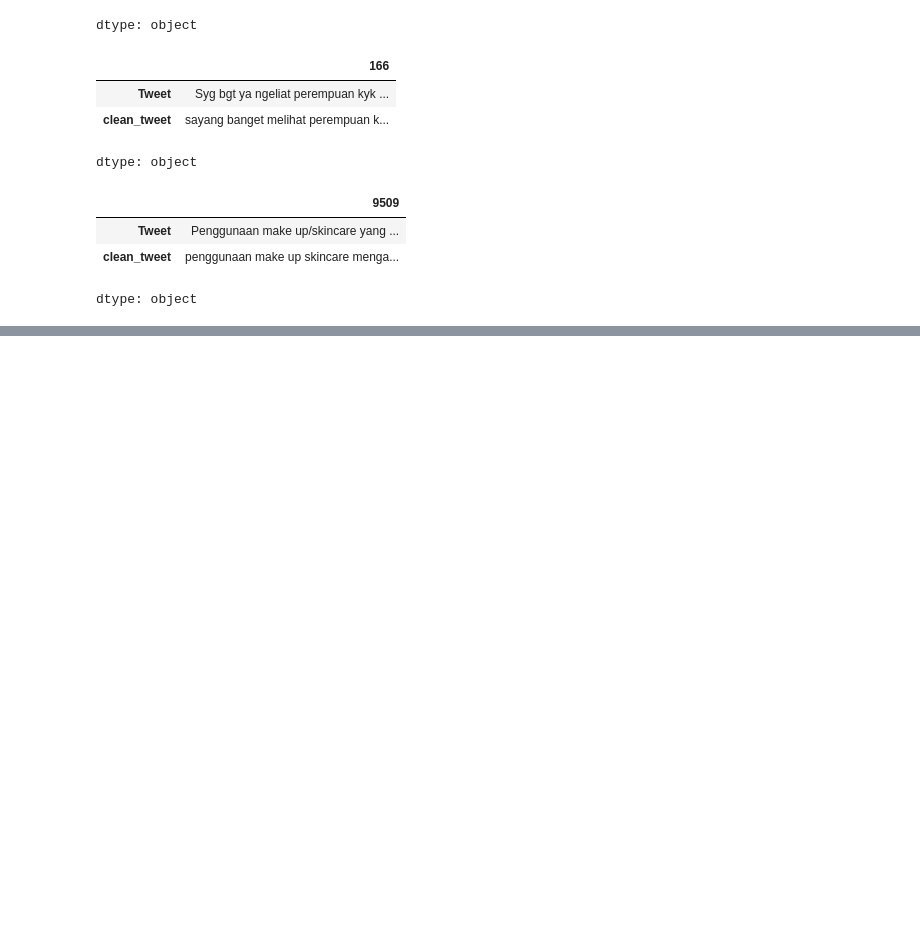
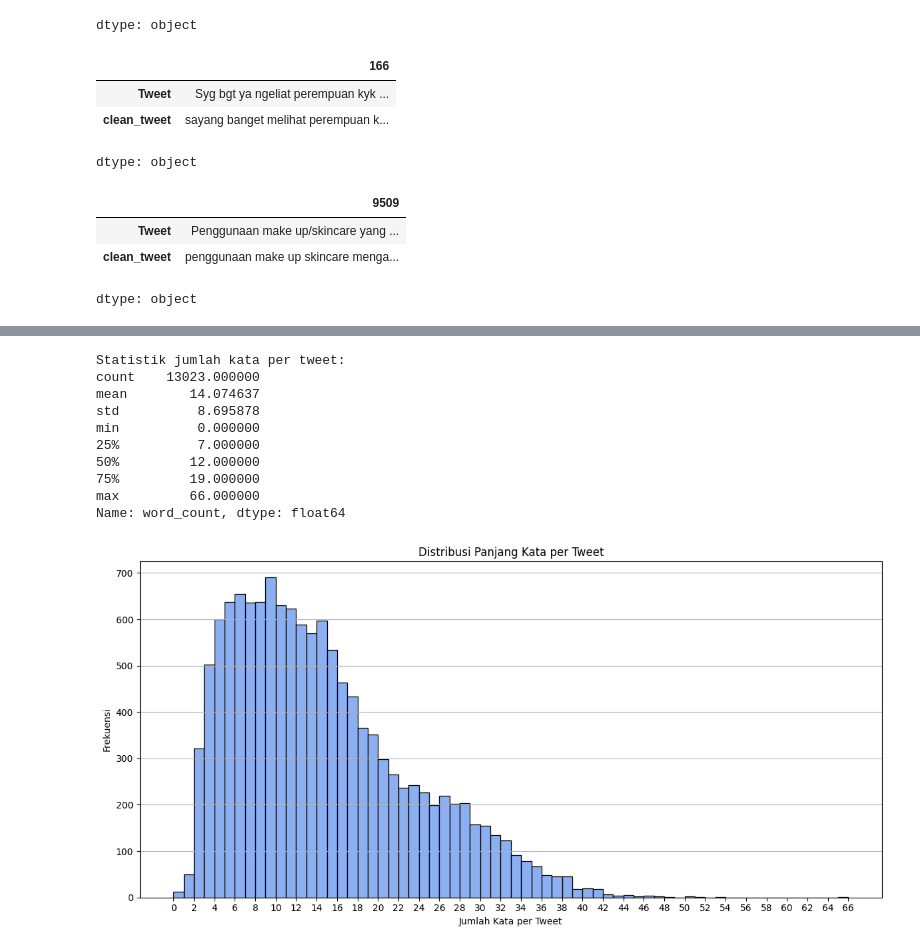
Before and after one commit to TugasAkhir-HateSpeechDetection/HateSpeechDetection-ML, a Jupyter notebook: HateSpeech_Preprocessing.ipynb, the cells around one changed output, grey strips where cells are left out. Drawn from its saved outputs; the diff is of its cells as text; code cells hidden in the pictures; blank space fills up the shorter version.

```diff
--- a/HateSpeech_Preprocessing.ipynb
+++ b/HateSpeech_Preprocessing.ipynb
@@ -104,10 +140,6 @@ def standarize_text(text):
     new_words = [kamus_dict.get(word, word) for word in words]
     return ' '.join(new_words)
 # %%
-import pandas as pd
-import re
-import os
-
 # Fungsi preprocessing
 def preprocess_text(text):
     if pd.isnull(text):
@@ -122,9 +154,6 @@ def preprocess_text(text):
     # Case folding
     text = text.lower()
 
-    # Number Removal
-    text = re.sub(r'\b\d+\b', '', text)
-
     # Emoji Encodings Removal
     text = re.sub(r'(\\x[0-9a-fA-F]{2})+', '', text)
 
@@ -135,10 +164,7 @@ def preprocess_text(text):
     text = re.sub(r'\\n', ' ', text)
 
     # Punctuation Removal
-    text = re.sub(r'(?<=\w)[!"$%&\'()*+,\-./:;<=>?@\[\\\]^{|}~](?=\w)', ' ', text)
-
-    # Punctuations Removal 2
-    text = re.sub(r'[!"$%&\'()*+,\-./:;<=>?@\[\\\]^{|}~_]', '', text)
+    text = re.sub(r'[!"$%&\'()*+,\-./:;<=>?@\[\\\]^{|}~_#]', ' ', text)
 
     # Standarization
     text = standarize_text(text)
@@ -146,9 +172,15 @@ def preprocess_text(text):
     # Stopword Removal
     text = stopword_remover.remove(text)
 
+    # Number Removal
+    text = re.sub(r'\b\d+\b', '', text)
+
     # One Word Removal
     text = re.sub(r'\b[a-zA-Z]\b', '', text)
 
+    # Multiple Space Removal
+    text = re.sub(r'\s+', ' ', text).strip()
+
     return text
 # %%
 data['clean_tweet'] = data['Tweet'].apply(preprocess_text)
@@ -225,3 +259,36 @@ preprocessed_data.head()
 | 2 | kadang aku berpikir aku tetap per... | 0 | 0 | 0 | 0 | 0 | 0 | 0 | 0 | ... |
 | 3 | aku aku ku tau matamu sipit dilih... | 0 | 0 | 0 | 0 | 0 | 0 | 0 | 0 | ... |
 | 4 | kaum cebong kafir kelihatan dongo... | 1 | 1 | 0 | 1 | 1 | 0 | 0 | 0 | ... |
+# %%
+# Hitung jumlah kata per tweet
+preprocessed_data['word_count'] = preprocessed_data['Tweet'].apply(lambda x: len(str(x).split()))
+
+# Statistik deskriptif
+print("Statistik jumlah kata per tweet:")
+print(preprocessed_data['word_count'].describe())
+
+# Ambil nilai maksimum word count untuk penyesuaian xticks
+max_word_count = preprocessed_data['word_count'].max()
+
+# Visualisasi dengan xticks yang lebih rapat
+plt.figure(figsize=(12, 6))
+sns.histplot(preprocessed_data['word_count'], bins=range(0, max_word_count + 1), kde=False, color='cornflowerblue')
+plt.title('Distribusi Panjang Kata per Tweet')
+plt.xlabel('Jumlah Kata per Tweet')
+plt.ylabel('Frekuensi')
+plt.xticks(np.arange(0, max_word_count + 1, step=2))  # Tampilkan tiap 2 kata, bisa diganti jadi 1 untuk lebih detail
+plt.grid(axis='y')
+plt.tight_layout()
+plt.show()
+# %% [output]
+Statistik jumlah kata per tweet:
+count    13023.000000
+mean        14.074637
+std          8.695878
+min          0.000000
+25%          7.000000
+50%         12.000000
+75%         19.000000
+max         66.000000
+Name: word_count, dtype: float64
+[figure, added]
```
Also changed, not shown: parts of 25 cells of this notebook, 5 other files.
